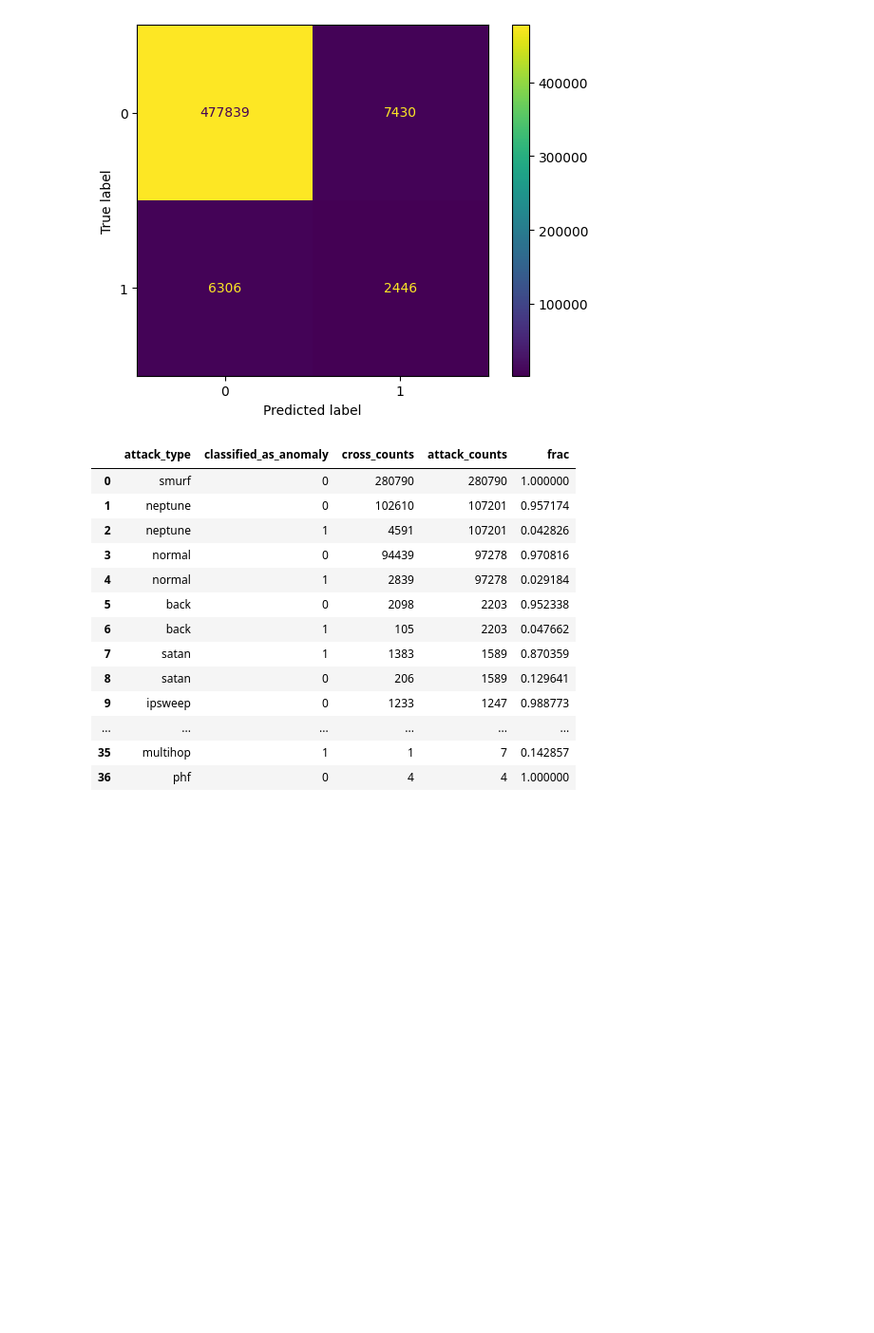
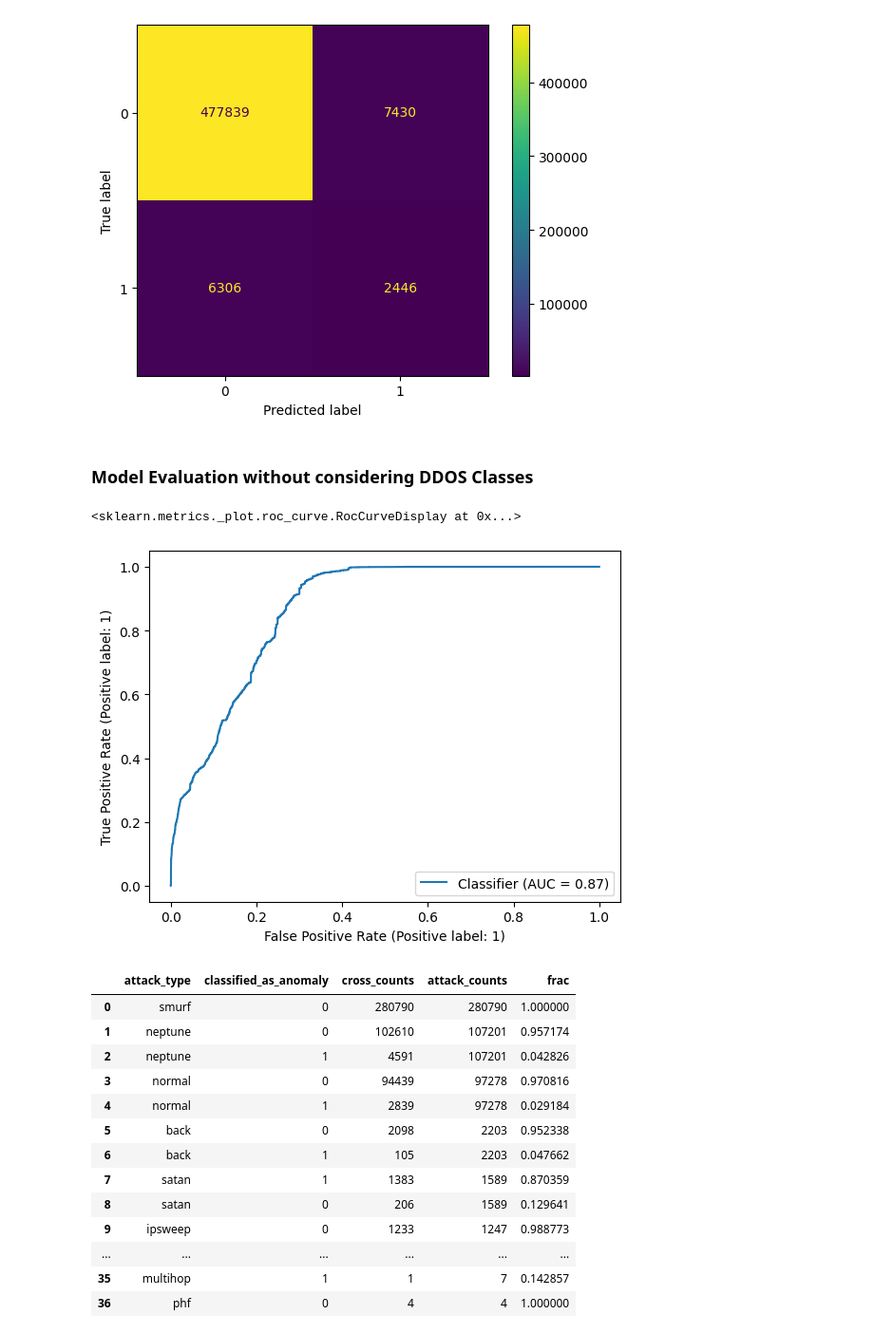
Before and after one commit to ClaudioSalvatoreArcidiacono/intrusion_detection, a Jupyter notebook: docs/notebooks/modelling/modelling_anomalies.ipynb, the cells around one changed output. Shown: that part at 95% size. Cells and saved outputs as stored; diff of their text form; code cells hidden in the pictures; blank space fills up the shorter version.

Commit message:
Add final model notebook

```diff
--- a/docs/notebooks/modelling/modelling_anomalies.ipynb
+++ b/docs/notebooks/modelling/modelling_anomalies.ipynb
@@ -89,6 +89,14 @@ ConfusionMatrixDisplay.from_predictions(
 # %% [output]
 <sklearn.metrics._plot.confusion_matrix.ConfusionMatrixDisplay at 0x...>
 [figure]
+# %% [markdown]
+### Model Evaluation without considering DDOS Classes
+# %%
+mask = ~df.attack_type.isin(["smurf", "neptune"])
+RocCurveDisplay.from_predictions(y[mask], ensembled_preds[mask])
+# %% [output]
+<sklearn.metrics._plot.roc_curve.RocCurveDisplay at 0x...>
+[figure, added]
 # %%
 prediction_by_attack_type = pd.DataFrame({"attack_type": df.attack_type.values, "classified_as_anomaly": (ensembled_preds > ensembled_thr).astype(int)})
 # %%
```
Also changed, not shown: 4 other files.
